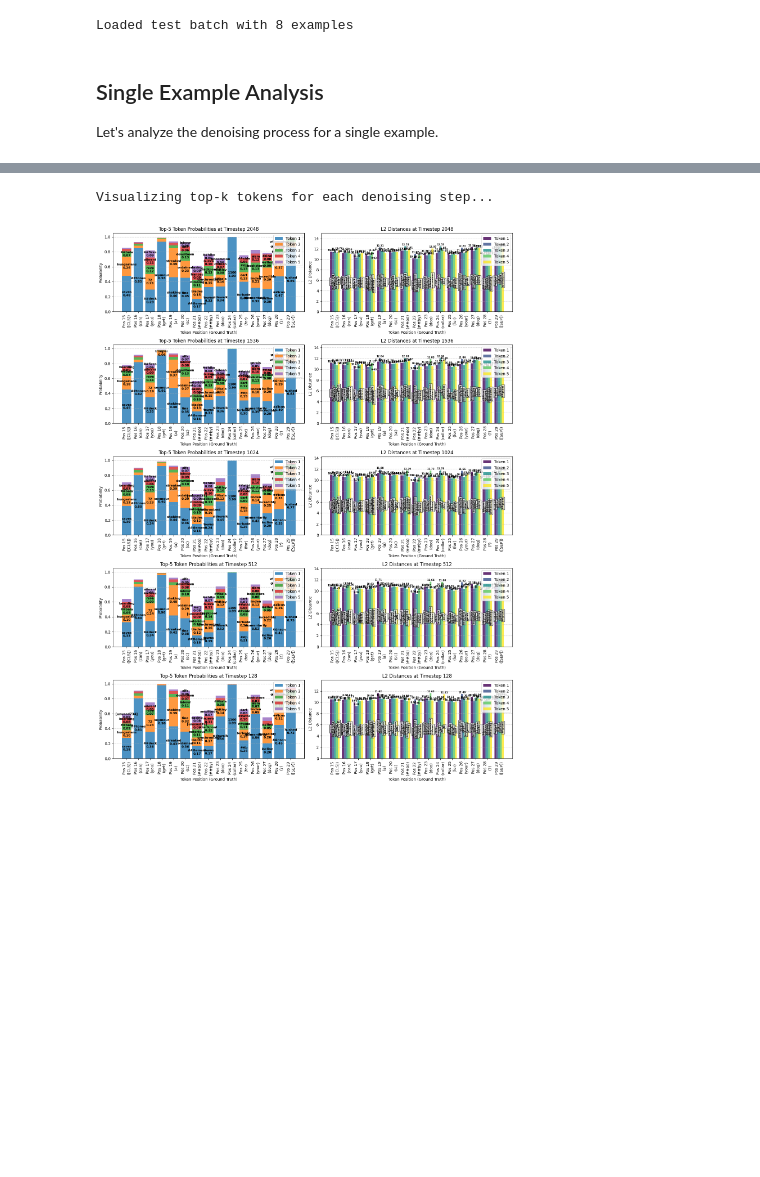
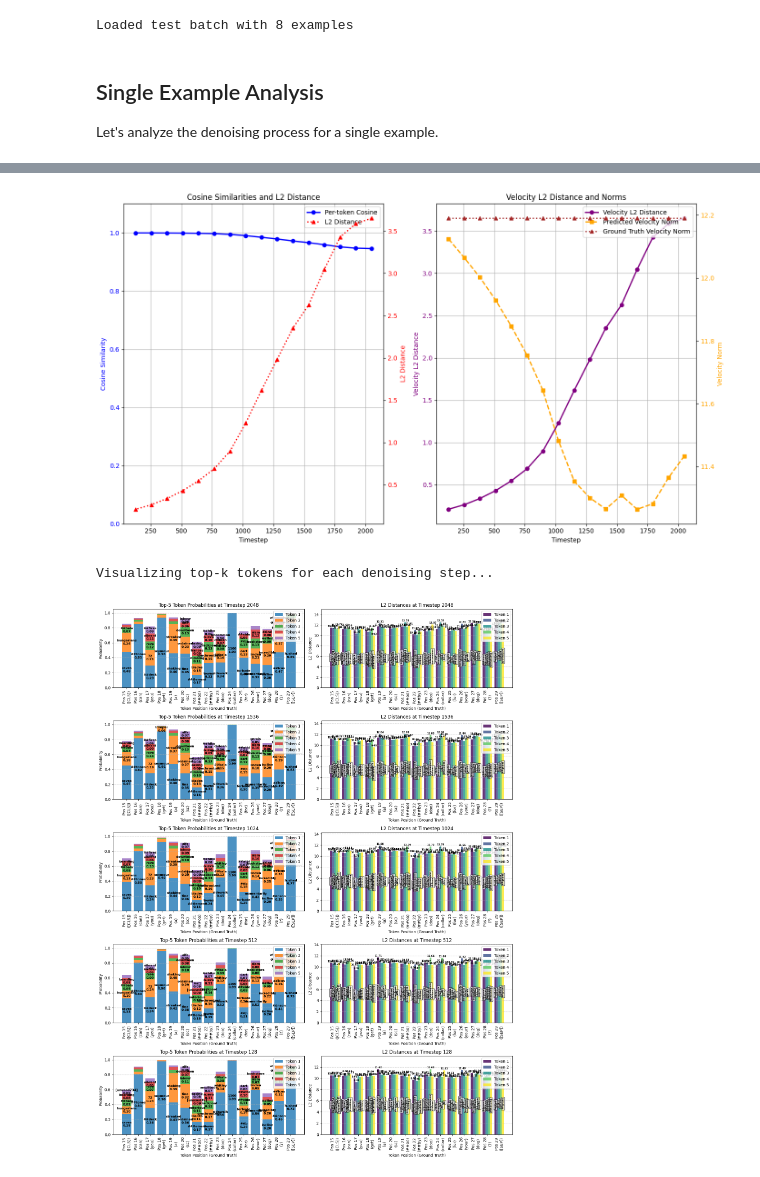
Before and after one commit to jwarczynski/ShortcutFM, a Jupyter notebook: notebooks/cosine_similarity_analysis.ipynb, the cells around one changed output, grey strips where cells are left out. Drawn from its saved outputs; the diff is of its cells as text; code cells hidden in the pictures; blank space fills up the shorter version.

```diff
--- a/notebooks/cosine_similarity_analysis.ipynb
+++ b/notebooks/cosine_similarity_analysis.ipynb
@@ -302,3 +295,16 @@ plt.show()
+# %%
+results_per_token_gt_interpolation = denoise_with_velocity_tracking(
+    unit.criterion.flow_matching_criterion,
+    test_batch,
+    shortcut_size,
+    per_token_cosine=True,
+    step_size=shortcut_size,
+    use_ground_truth_interpolation=True
+)
+# %%
+plot_cosine_and_l2(results_per_token_gt_interpolation)
+# %% [output]
+[figure, added]
 # %%
 # import torch
 # torch.cuda.empty_cache()
```
Also changed, not shown: parts of 15 cells of this notebook.
